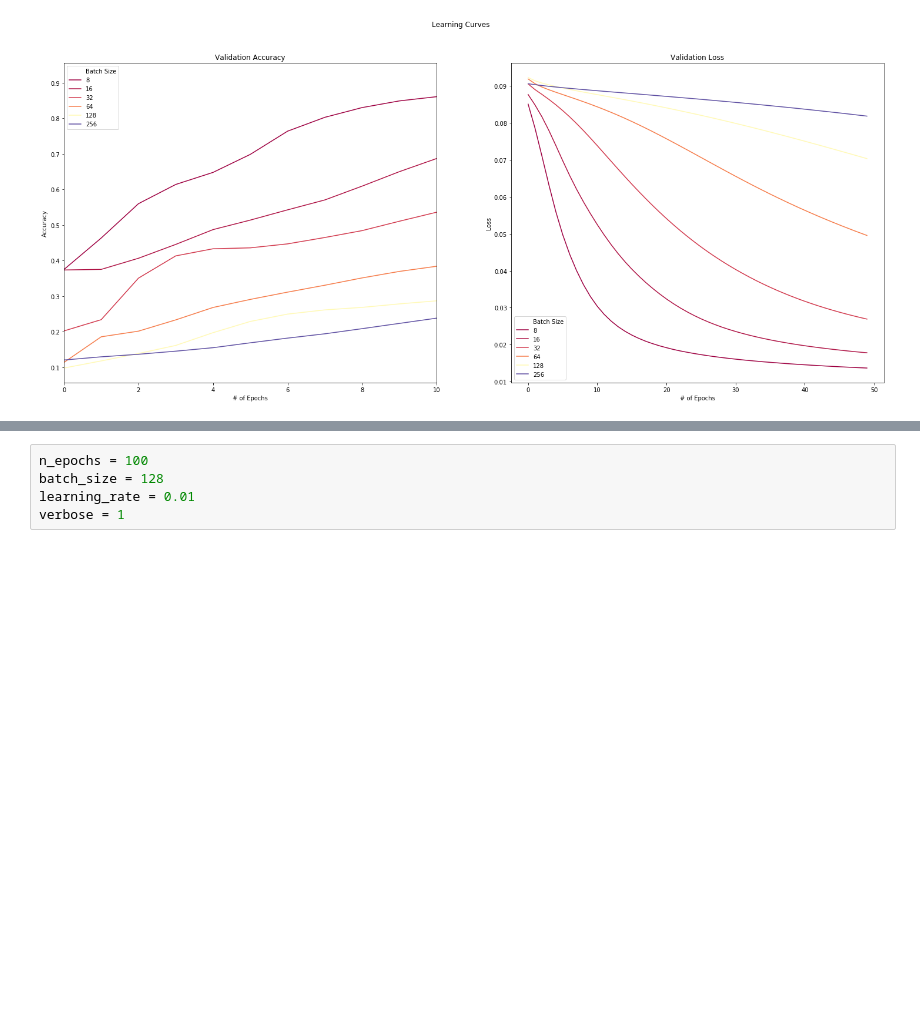
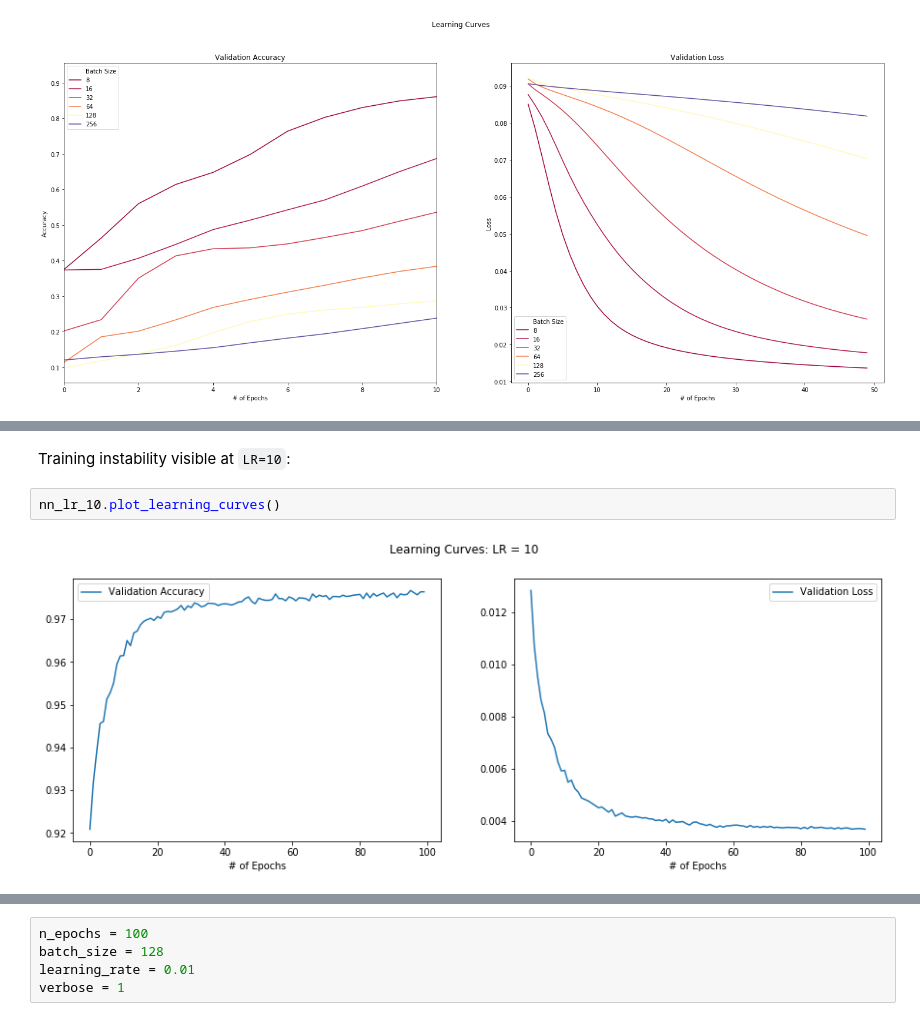
Before and after one commit to amypeniston/data-science-toolbox, a Jupyter notebook: key-concepts-examples/MNIST_Shallow_NN.ipynb, the cells around one changed output, grey strips where cells are left out. Cells and saved outputs as stored; diff of their text form; blank space fills up the shorter version.

```diff
--- a/key-concepts-examples/MNIST_Shallow_NN.ipynb
+++ b/key-concepts-examples/MNIST_Shallow_NN.ipynb
@@ -220,0 +344,6 @@ plt.show()
+# %% [markdown]
+Training instability visible at `LR=10`:
+# %%
+nn_lr_10.plot_learning_curves()
+# %% [output]
+[figure, added]
```
Also changed, not shown: parts of 19 cells of this notebook.
